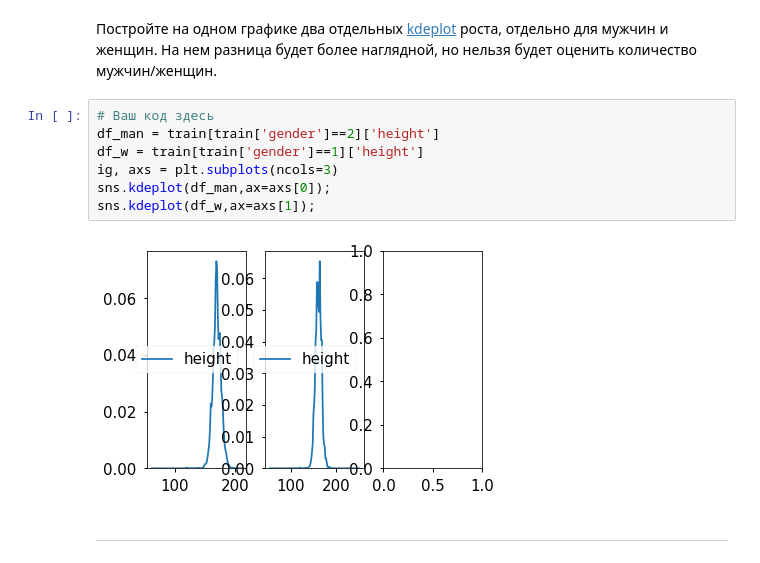
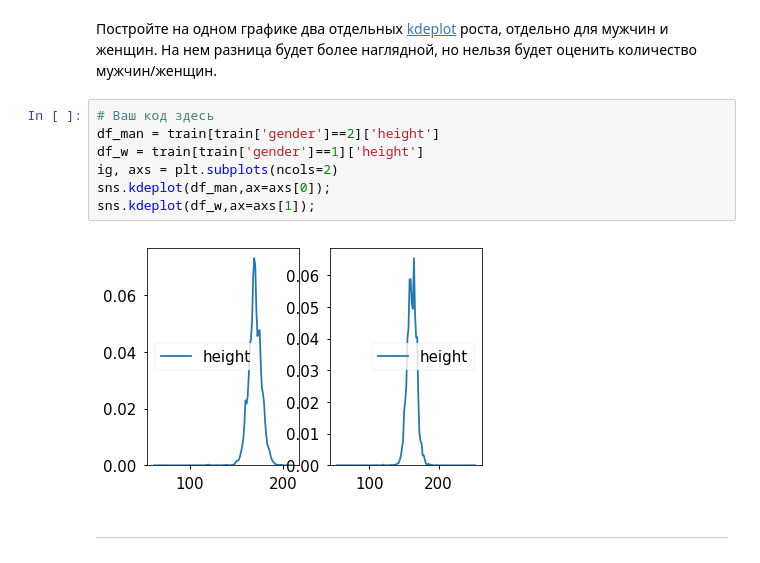
Before and after one commit to Kryvonis/ml_open, a Jupyter notebook: hw2_session3_visual_data_analysis.ipynb, the cells around one changed output. Cells and saved outputs as stored; diff of their text form.

```diff
--- a/hw2_session3_visual_data_analysis.ipynb
+++ b/hw2_session3_visual_data_analysis.ipynb
@@ -243,12 +243,12 @@ plt.show()
 # %%
 # Ваш код здесь
 df_man = train[train['gender']==2]['height']
 df_w = train[train['gender']==1]['height']
-ig, axs = plt.subplots(ncols=3)
+ig, axs = plt.subplots(ncols=2)
 sns.kdeplot(df_man,ax=axs[0]);
 sns.kdeplot(df_w,ax=axs[1]);
 # %% [output]
-[figure, old version]
+[figure, new version]
 # %% [markdown]
 ---
 # %% [markdown]
```
